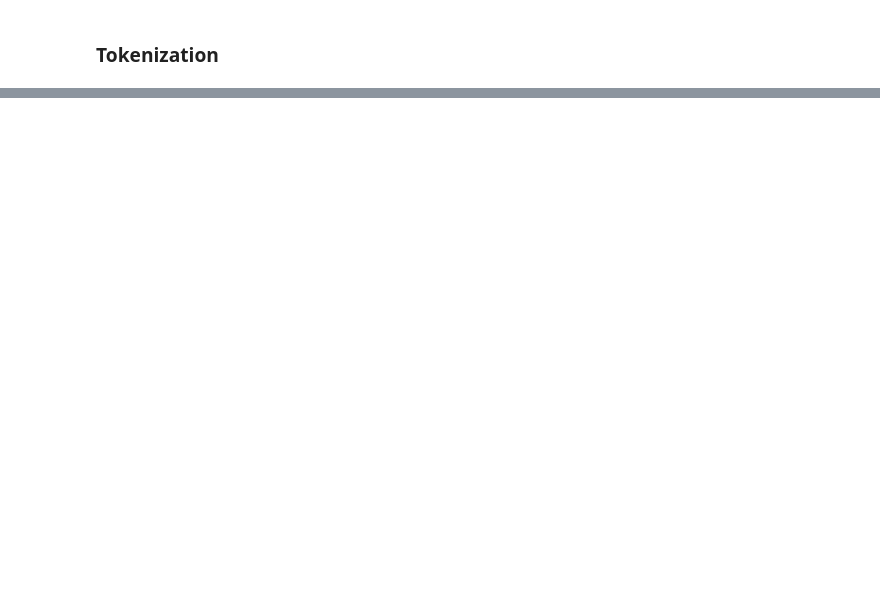
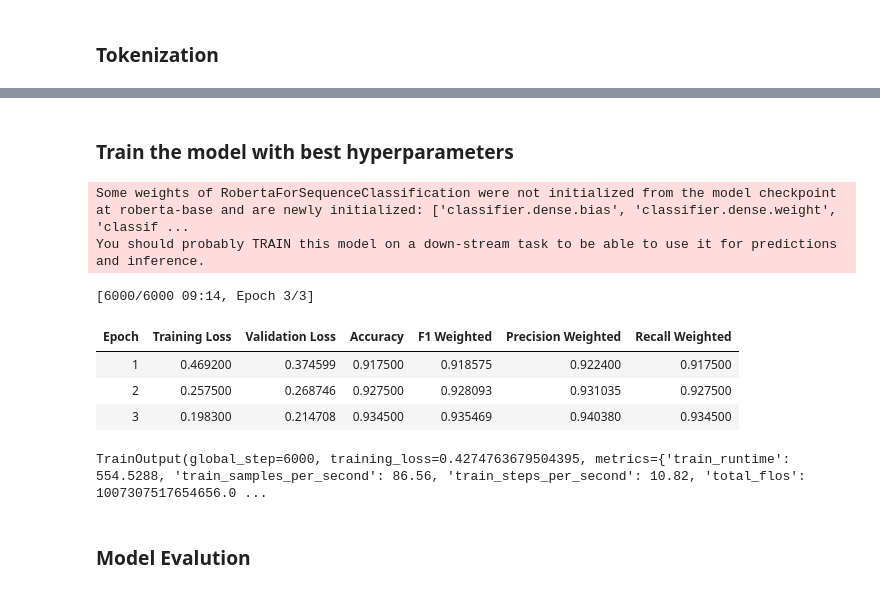
Before and after one commit to AshiniR/Tweet-Emotion-Recognition, a Jupyter notebook: notebook/Tweet_Emotion_Recognition.ipynb, the cells around one changed output, grey strips where cells are left out. Cells and saved outputs as stored; diff of their text form; code cells hidden in the pictures; blank space fills up the shorter version.

```diff
--- a/notebook/Tweet_Emotion_Recognition.ipynb
+++ b/notebook/Tweet_Emotion_Recognition.ipynb
@@ -1176,0 +1719,2 @@ print("Shape of test_df_ROBERTA:", test_df_ROBERTA.shape)
+# %% [markdown]
+### Train the model with best hyperparameters
@@ -1176,0 +1734,47 @@ print("Shape of test_df_ROBERTA:", test_df_ROBERTA.shape)
+# %%
+# Load RoBERTa model
+model_RoBERTa = RobertaForSequenceClassification.from_pretrained(
+    'roberta-base',
+    num_labels=6,
+    id2label={0: "sadness", 1: "joy", 2: "love", 3: "anger", 4: "fear", 5: "surprise"},
+    **best_model_params_RoBERTa
+)
+# %% [output]
+Some weights of RobertaForSequenceClassification were not initialized from the model checkpoint at roberta-base and are newly initialized: ['classifier.dense.bias', 'classifier.dense.weight', 'classif ...
+You should probably TRAIN this model on a down-stream task to be able to use it for predictions and inference.
+# %%
+# Training arguments
+training_args_RoBERTa = TrainingArguments(
+    output_dir="./RoBERTaTweetEmotionRecognitionModel",
+    eval_strategy="epoch",
+    save_strategy="epoch",
+    metric_for_best_model="eval_f1_weighted",
+    greater_is_better=True,
+    load_best_model_at_end=True,
+    fp16=True,
+    per_device_eval_batch_size=64,
+    report_to="none",
+    **best_training_params_RoBERTa
+)
+
+# Trainer with class weights
+trainer_RoBERTa = WeightedTrainer_RoBERTa(
+      model=model_RoBERTa,
+      args=training_args_RoBERTa,
+      train_dataset=tokenized_train_RoBERTa,
+      eval_dataset=tokenized_val_RoBERTa,
+      data_collator=data_collator_RoBERTa,
+      class_weights=class_weights_dict,
+      compute_metrics=compute_metrics
+)
+# %%
+trainer_RoBERTa.train()
+# %% [output]
+[6000/6000 09:14, Epoch 3/3]
+| Epoch | Training Loss | Validation Loss | Accuracy | F1 Weighted | Precision Weighted | Recall Weighted |
+| 1 | 0.469200 | 0.374599 | 0.917500 | 0.918575 | 0.922400 | 0.917500 |
+| 2 | 0.257500 | 0.268746 | 0.927500 | 0.928093 | 0.931035 | 0.927500 |
+| 3 | 0.198300 | 0.214708 | 0.934500 | 0.935469 | 0.940380 | 0.934500 |
+TrainOutput(global_step=6000, training_loss=0.4274763679504395, metrics={'train_runtime': 554.5288, 'train_samples_per_second': 86.56, 'train_steps_per_second': 10.82, 'total_flos': 1007307517654656.0 ...
+# %% [markdown]
+### Model Evalution
```
Also changed, not shown: parts of 40 cells of this notebook.
